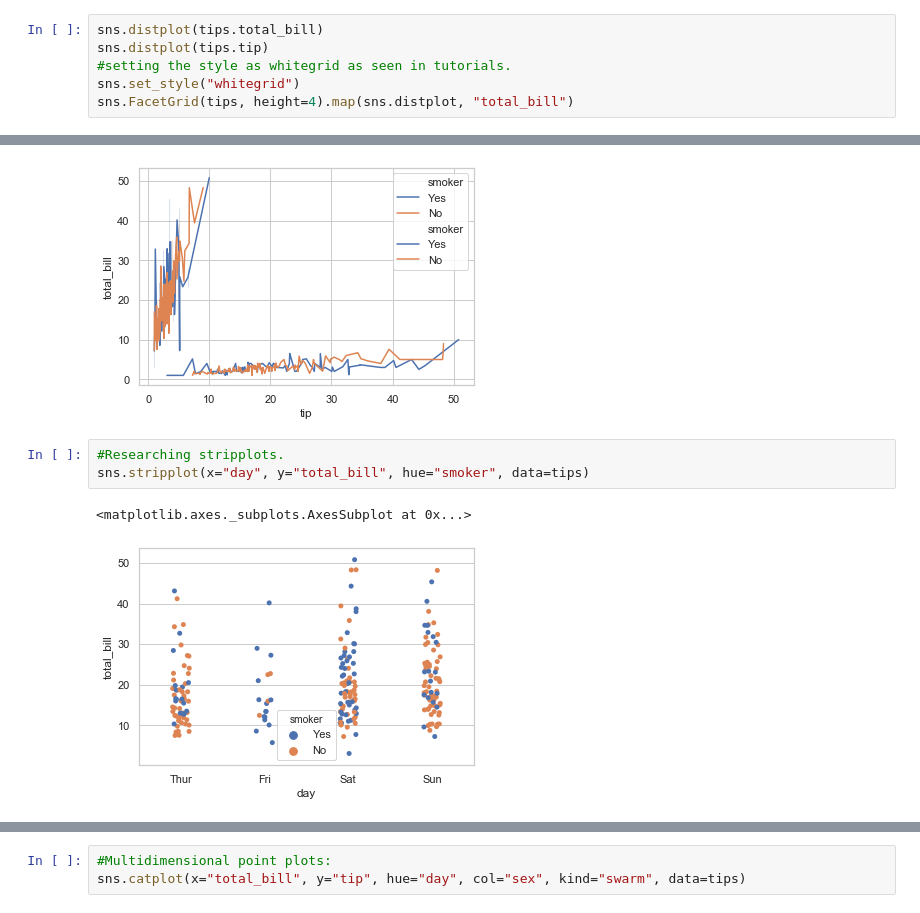
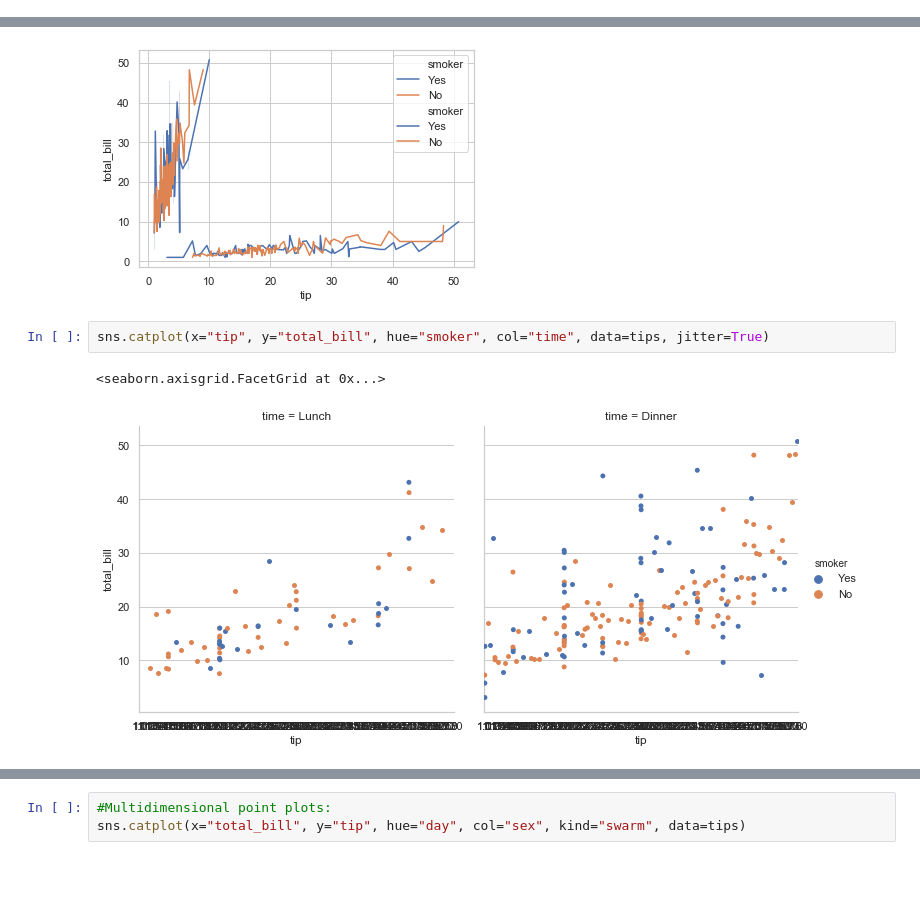
Before and after one commit to garycunningham89/fundamentalsdataanalysis, a Jupyter notebook: Fundamentals of Data Analysis.ipynb, the cells around one changed output, grey strips where cells are left out. Saved outputs shown, nothing was run; the diff lists cells and outputs as text; blank space fills up the shorter version.

```diff
--- a/Fundamentals of Data Analysis.ipynb
+++ b/Fundamentals of Data Analysis.ipynb
@@ -505,9 +522,3 @@ sns.boxplot(x="tip", y="day", data=tips)
 # %% [output]
 <matplotlib.axes._subplots.AxesSubplot at 0x...>
 [figure]
-# %%
-sns.distplot(tips.total_bill)
-sns.distplot(tips.tip)
-#setting the style as whitegrid as seen in tutorials.
-sns.set_style("whitegrid")
-sns.FacetGrid(tips, height=4).map(sns.distplot, "total_bill")
@@ -540,8 +542,7 @@ sns.lineplot(x="tip", y="total_bill", hue="smoker", legend="full", data=tips)
 <matplotlib.axes._subplots.AxesSubplot at 0x...>
 [figure]
 # %%
-#Researching stripplots.
-sns.stripplot(x="day", y="total_bill", hue="smoker", data=tips)
+sns.catplot(x="tip", y="total_bill", hue="smoker", col="time", data=tips, jitter=True)
 # %% [output]
-<matplotlib.axes._subplots.AxesSubplot at 0x...>
+<seaborn.axisgrid.FacetGrid at 0x...>
-[figure, old version]
+[figure, new version]
```
Also changed, not shown: parts of 30 cells of this notebook, 1 other file.
